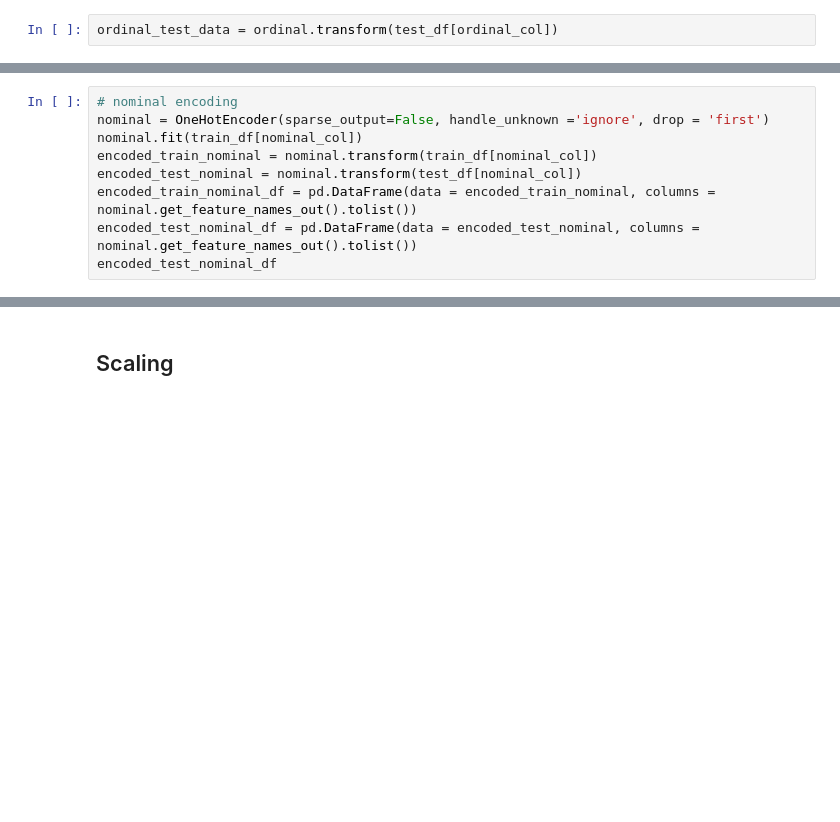
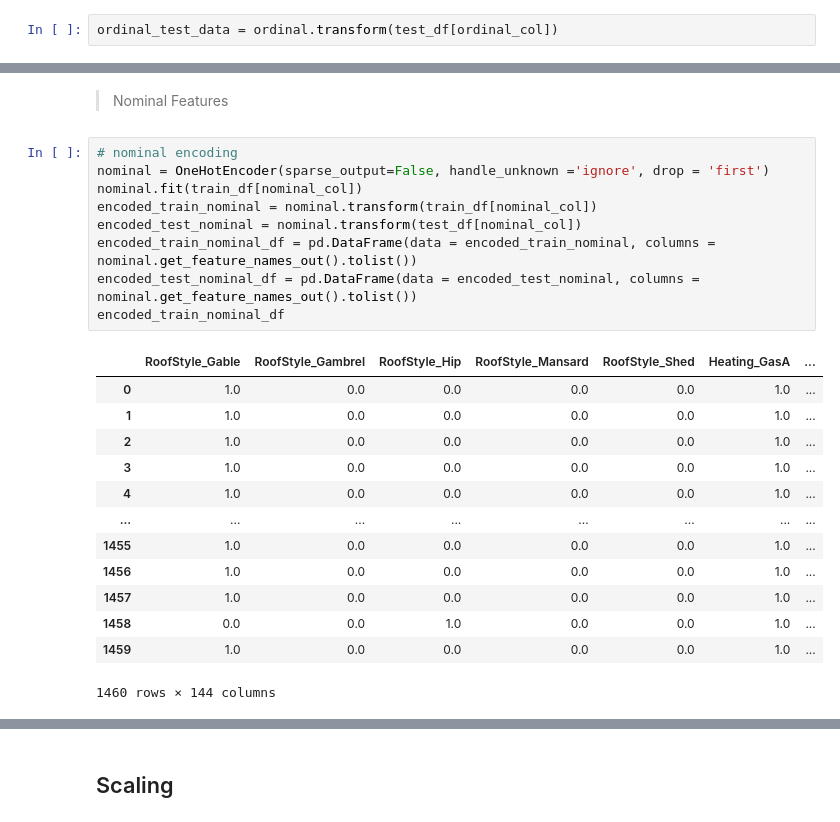
Before and after one commit to Kabi-45/Kaggle-competitions, a Jupyter notebook: Housing-Prediction-Competition.ipynb, the cells around one changed output, grey strips where cells are left out. Cells and saved outputs as stored; diff of their text form; blank space fills up the shorter version.

```diff
--- a/Housing-Prediction-Competition.ipynb
+++ b/Housing-Prediction-Competition.ipynb
@@ -290,11 +705,27 @@ test_df[ordinal_col]
+# %% [markdown]
+> Nominal Features
 # %%
 # nominal encoding
 nominal = OneHotEncoder(sparse_output=False, handle_unknown ='ignore', drop = 'first')
 nominal.fit(train_df[nominal_col])
 encoded_train_nominal = nominal.transform(train_df[nominal_col])
 encoded_test_nominal = nominal.transform(test_df[nominal_col])
 encoded_train_nominal_df = pd.DataFrame(data = encoded_train_nominal, columns = nominal.get_feature_names_out().tolist())
 encoded_test_nominal_df = pd.DataFrame(data = encoded_test_nominal, columns = nominal.get_feature_names_out().tolist())
-encoded_test_nominal_df
+encoded_train_nominal_df
+# %% [output]
+|  | RoofStyle_Gable | RoofStyle_Gambrel | RoofStyle_Hip | RoofStyle_Mansard | RoofStyle_Shed | Heating_GasA | ... |
+| 0 | 1.0 | 0.0 | 0.0 | 0.0 | 0.0 | 1.0 | ... |
+| 1 | 1.0 | 0.0 | 0.0 | 0.0 | 0.0 | 1.0 | ... |
+| 2 | 1.0 | 0.0 | 0.0 | 0.0 | 0.0 | 1.0 | ... |
+| 3 | 1.0 | 0.0 | 0.0 | 0.0 | 0.0 | 1.0 | ... |
+| 4 | 1.0 | 0.0 | 0.0 | 0.0 | 0.0 | 1.0 | ... |
+| ... | ... | ... | ... | ... | ... | ... | ... |
+| 1455 | 1.0 | 0.0 | 0.0 | 0.0 | 0.0 | 1.0 | ... |
+| 1456 | 1.0 | 0.0 | 0.0 | 0.0 | 0.0 | 1.0 | ... |
+| 1457 | 1.0 | 0.0 | 0.0 | 0.0 | 0.0 | 1.0 | ... |
+| 1458 | 0.0 | 0.0 | 1.0 | 0.0 | 0.0 | 1.0 | ... |
+| 1459 | 1.0 | 0.0 | 0.0 | 0.0 | 0.0 | 1.0 | ... |
+1460 rows × 144 columns
 # %%
 nominal.feature_names_in_.tolist()
```
Also changed, not shown: parts of 52 cells of this notebook.
